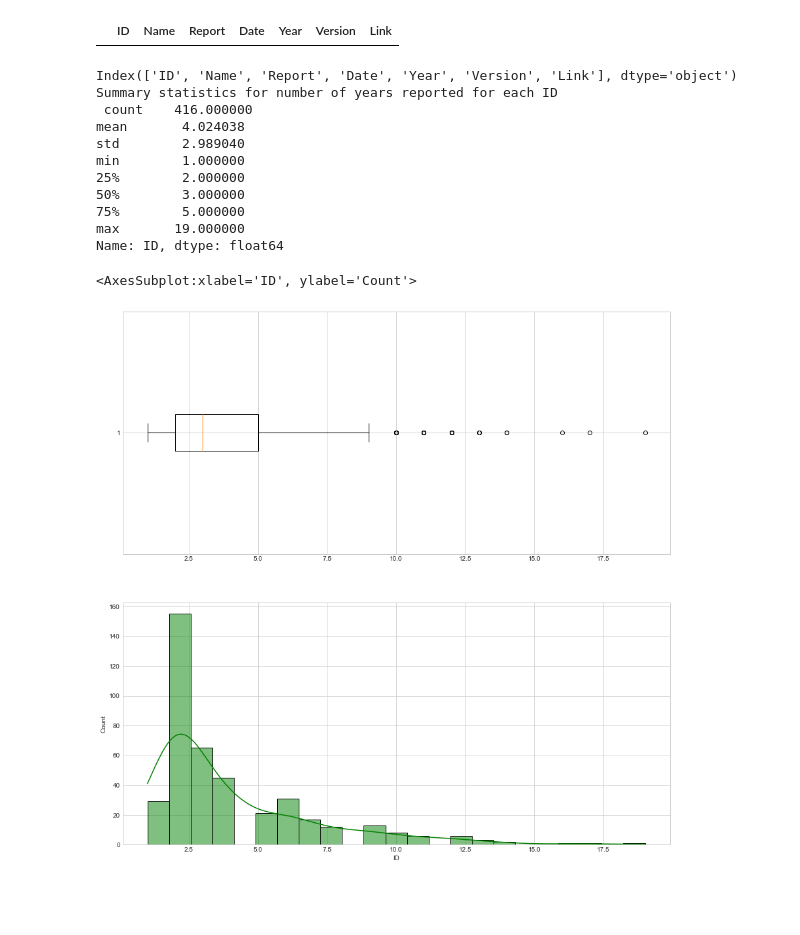
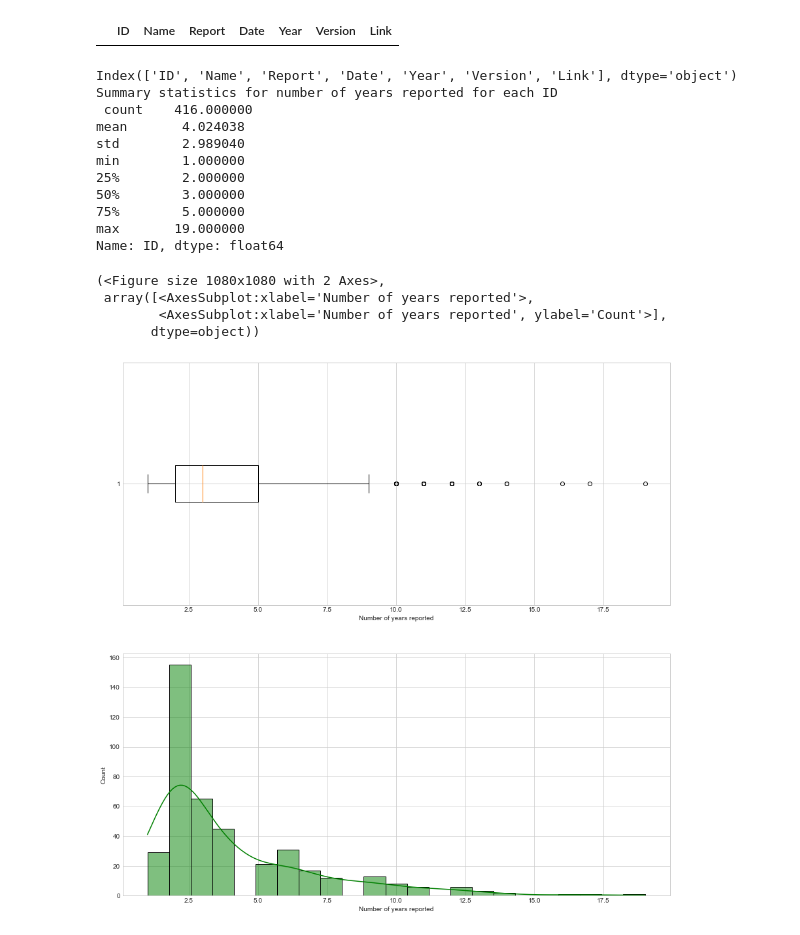
Before and after one commit to ghazio/OTC_SEC, a Jupyter notebook: Webscrapping/Summary_stats_AnnualReports.ipynb, the cells around one changed output. Cells and saved outputs as stored; diff of their text form; code cells hidden in the pictures; blank space fills up the shorter version.

```diff
--- a/Webscrapping/Summary_stats_AnnualReports.ipynb
+++ b/Webscrapping/Summary_stats_AnnualReports.ipynb
@@ -67,30 +70,36 @@ downloaded_redo[downloaded_redo['ID']=='GAVI']
 # %%
 print(f"{downloaded.columns}")
 #Check the records we found
 #Number of years the company submitted something
-ID_year_pairs = downloaded[["ID","Year"]]
-#print(f"{ID_year_pairs}")
-ID_year_pairs = ID_year_pairs.drop_duplicates()
-years_reported = ID_year_pairs.groupby("ID")["ID"].count()
-print(f"Summary statistics for number of years reported for each ID \n {years_reported.describe()}")
-fig, ax = plt.subplots(2,figsize=(15, 15))
-#ax[0].hist(years_reported)
-#print(f"{ID_year_pairs}")
-descript = ax[0].boxplot(years_reported,notch=False,vert=False)
-sns.histplot(ax = ax[1],x=years_reported,color=['green'],kde=True)
+def Number_years(df):
+    ID_year_pairs = df[["ID","Year"]]
+    #print(f"{ID_year_pairs}")
+    ID_year_pairs = ID_year_pairs.drop_duplicates()
+    years_reported = ID_year_pairs.groupby("ID")["ID"].count()
+    print(f"Summary statistics for number of years reported for each ID \n {years_reported.describe()}")
+    fig, ax = plt.subplots(2,figsize=(15, 15))
+    descript = ax[0].boxplot(years_reported,notch=False,vert=False)
+    ax[0].set(xlabel="Number of years reported")
+    sns.histplot(ax = ax[1],x=years_reported,color=['green'],kde=True)
+    ax[1].set(xlabel="Number of years reported",ylabel="Count")
+    return fig,ax
+Number_years(downloaded)
 #sns.kdeplot(ax = ax[1],x=years_reported,color='blue',hist=True)
 # %% [output]
 Index(['ID', 'Name', 'Report', 'Date', 'Year', 'Version', 'Link'], dtype='object')
 Summary statistics for number of years reported for each ID
  count    416.000000
 mean       4.024038
 std        2.989040
 min        1.000000
 25%        2.000000
 50%        3.000000
 75%        5.000000
 max       19.000000
 Name: ID, dtype: float64
-<AxesSubplot:xlabel='ID', ylabel='Count'>
+(<Figure size 1080x1080 with 2 Axes>,
+ array([<AxesSubplot:xlabel='Number of years reported'>,
+        <AxesSubplot:xlabel='Number of years reported', ylabel='Count'>],
+       dtype=object))
-[figure, old version]
+[figure, new version]
 # %%
```
Also changed, not shown: parts of 6 cells of this notebook, 1 other file.
